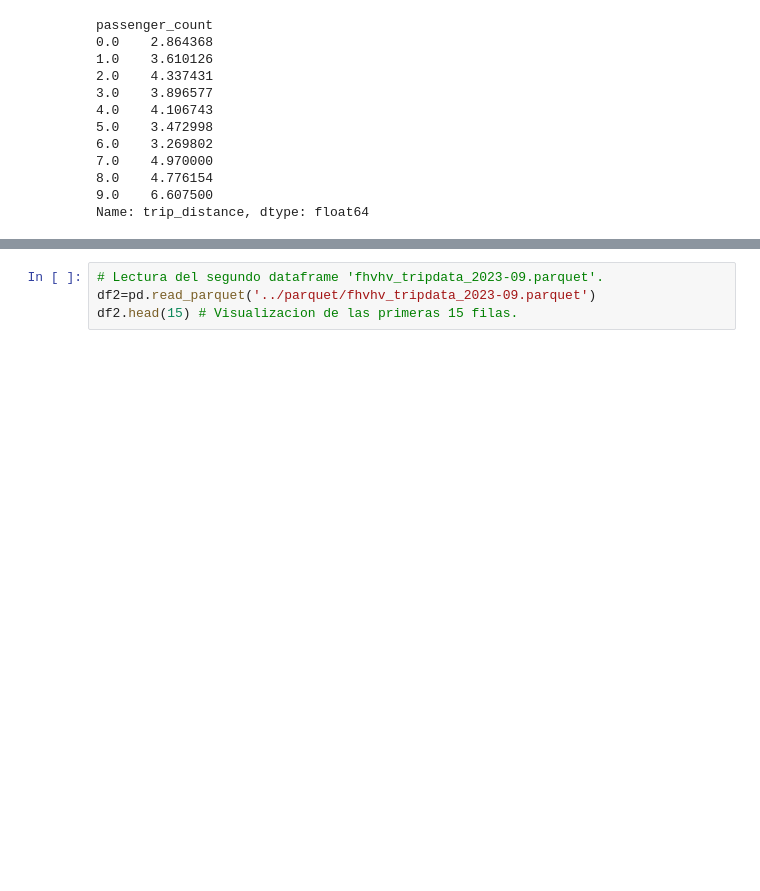
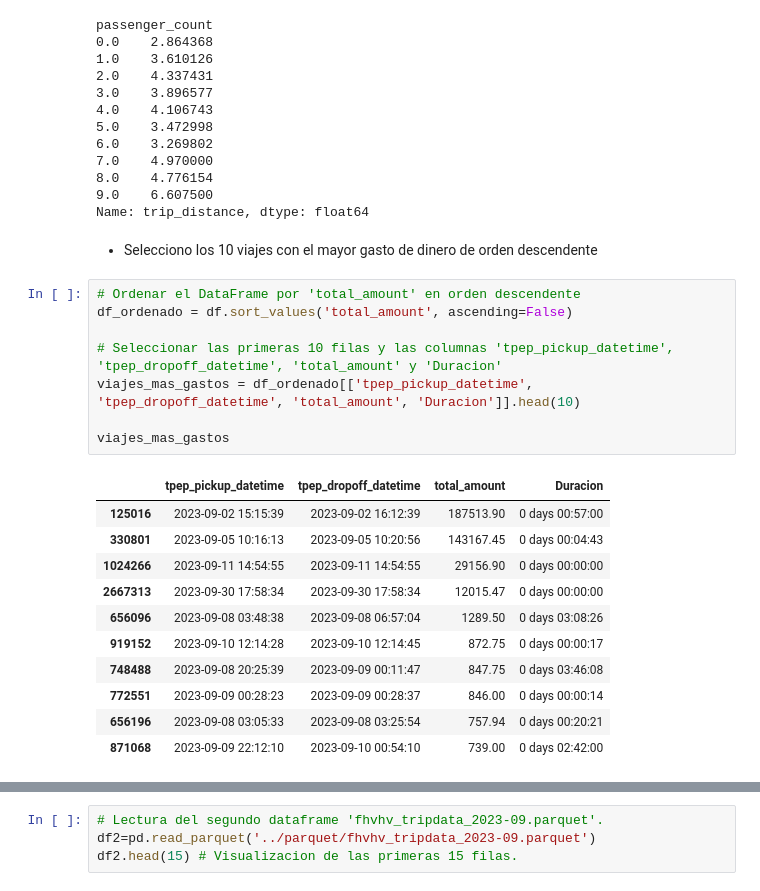
Before and after one commit to rominaEsc/New_York_City_Greenhouse_Gas_Emissions_Analysis, a Jupyter notebook: ETL_Juan/ETL_Metricas.ipynb, the cells around one changed output, grey strips where cells are left out. Saved outputs shown, nothing was run; the diff lists cells and outputs as text; blank space fills up the shorter version.

```diff
--- a/ETL_Juan/ETL_Metricas.ipynb
+++ b/ETL_Juan/ETL_Metricas.ipynb
@@ -167,3 +174,25 @@ passenger_count
 8.0    4.776154
 9.0    6.607500
 Name: trip_distance, dtype: float64
+# %% [markdown]
+* Selecciono los 10 viajes con el mayor gasto de dinero de orden descendente
+# %%
+# Ordenar el DataFrame por 'total_amount' en orden descendente
+df_ordenado = df.sort_values('total_amount', ascending=False)
+
+# Seleccionar las primeras 10 filas y las columnas 'tpep_pickup_datetime', 'tpep_dropoff_datetime', 'total_amount' y 'Duracion'
+viajes_mas_gastos = df_ordenado[['tpep_pickup_datetime', 'tpep_dropoff_datetime', 'total_amount', 'Duracion']].head(10)
+
+viajes_mas_gastos
+# %% [output]
+|  | tpep_pickup_datetime | tpep_dropoff_datetime | total_amount | Duracion |
+| 125016 | 2023-09-02 15:15:39 | 2023-09-02 16:12:39 | 187513.90 | 0 days 00:57:00 |
+| 330801 | 2023-09-05 10:16:13 | 2023-09-05 10:20:56 | 143167.45 | 0 days 00:04:43 |
+| 1024266 | 2023-09-11 14:54:55 | 2023-09-11 14:54:55 | 29156.90 | 0 days 00:00:00 |
+| 2667313 | 2023-09-30 17:58:34 | 2023-09-30 17:58:34 | 12015.47 | 0 days 00:00:00 |
+| 656096 | 2023-09-08 03:48:38 | 2023-09-08 06:57:04 | 1289.50 | 0 days 03:08:26 |
+| 919152 | 2023-09-10 12:14:28 | 2023-09-10 12:14:45 | 872.75 | 0 days 00:00:17 |
+| 748488 | 2023-09-08 20:25:39 | 2023-09-09 00:11:47 | 847.75 | 0 days 03:46:08 |
+| 772551 | 2023-09-09 00:28:23 | 2023-09-09 00:28:37 | 846.00 | 0 days 00:00:14 |
+| 656196 | 2023-09-08 03:05:33 | 2023-09-08 03:25:54 | 757.94 | 0 days 00:20:21 |
+| 871068 | 2023-09-09 22:12:10 | 2023-09-10 00:54:10 | 739.00 | 0 days 02:42:00 |
```
Also changed, not shown: parts of 11 cells of this notebook.
